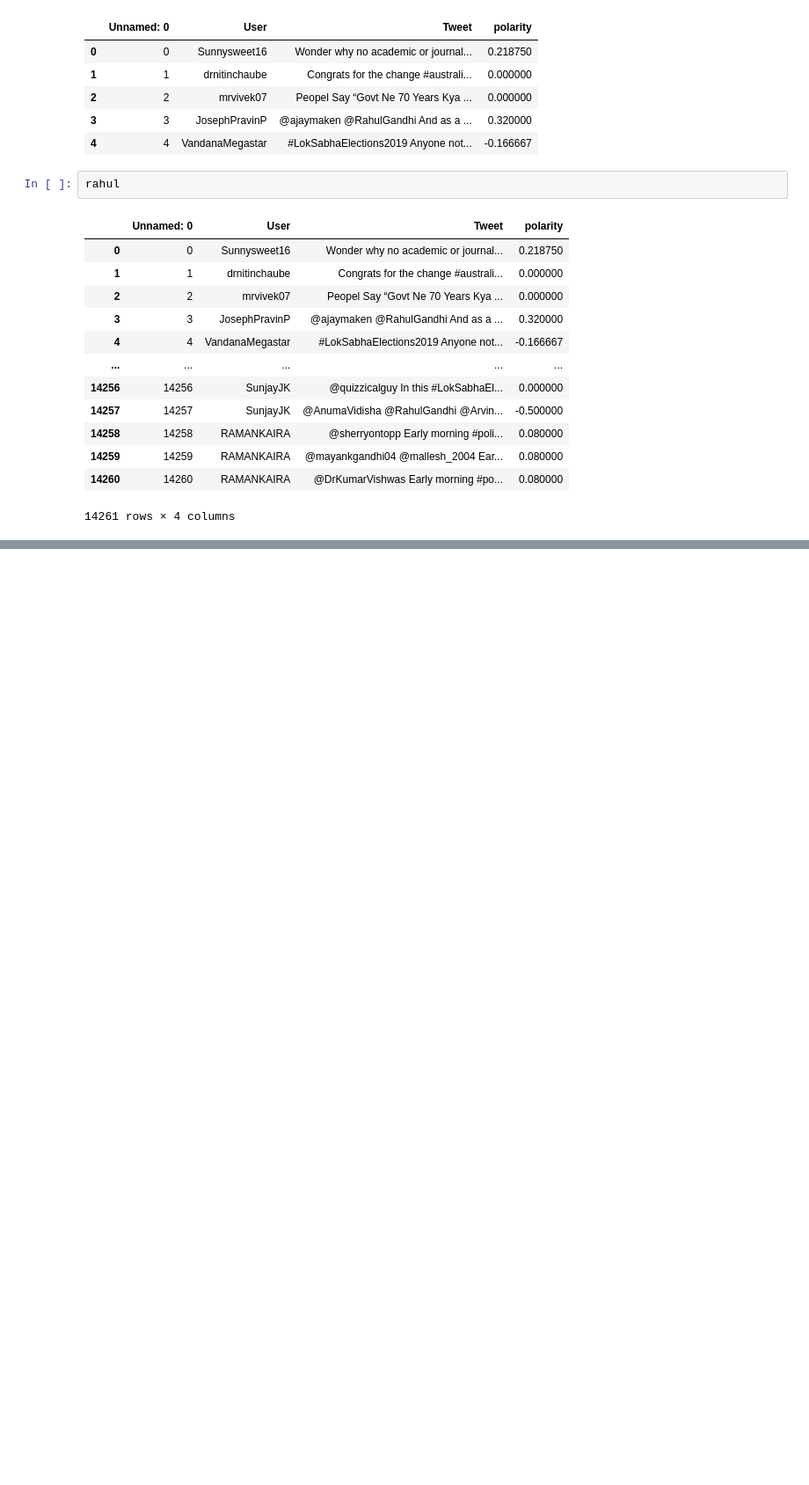
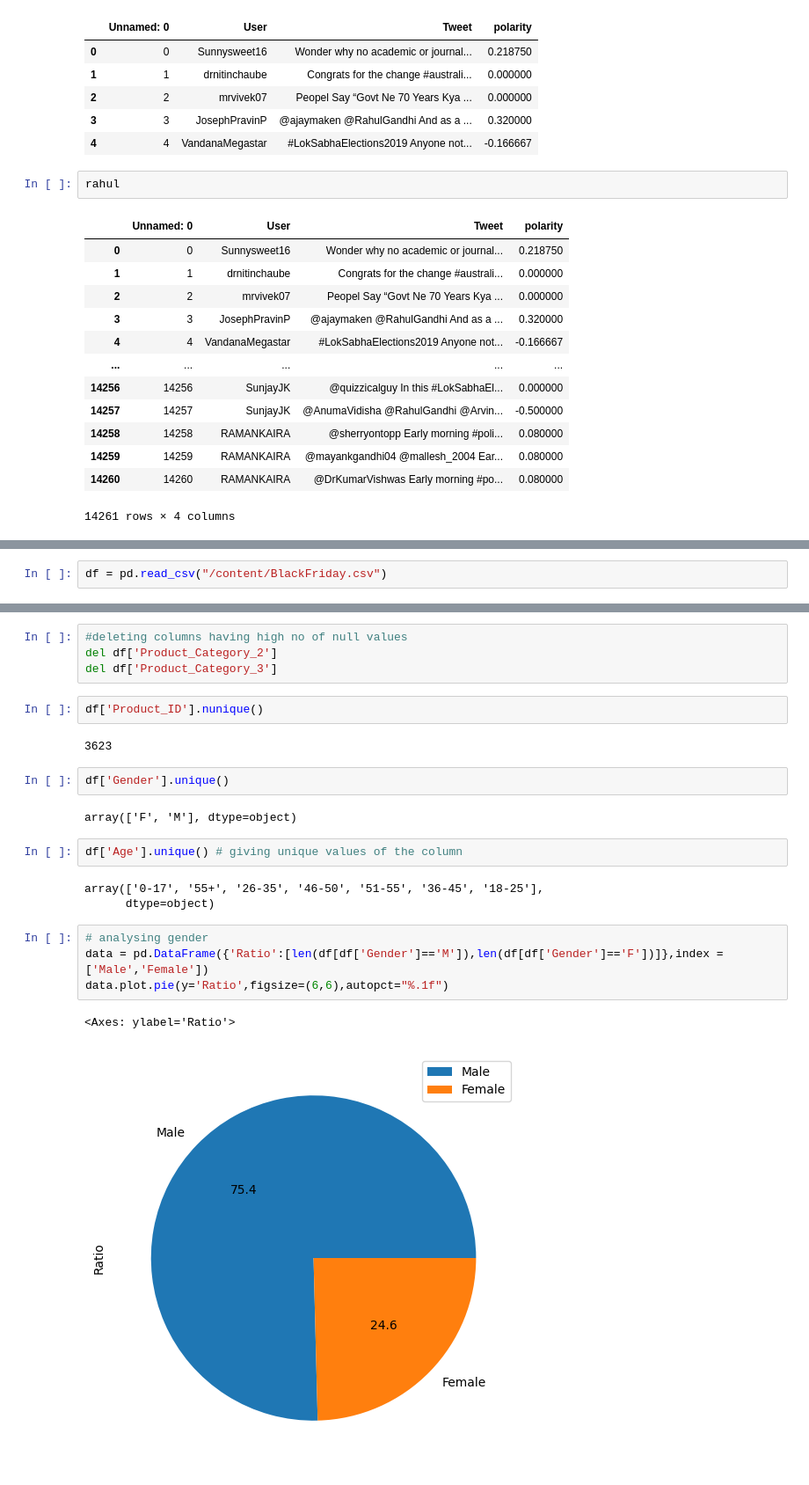
Before and after one commit to shwetashukla44/internship3, a Jupyter notebook: internship2026.ipynb, the cells around one changed output, grey strips where cells are left out. Shown at 88% size. Saved outputs shown, nothing was run; the diff lists cells and outputs as text; blank space fills up the shorter version.

```diff
--- a/internship2026.ipynb
+++ b/internship2026.ipynb
@@ -1011,0 +1275,2 @@ rahul
+# %%
+df = pd.read_csv("/content/BlackFriday.csv")
@@ -1011,0 +1349,24 @@ rahul
+# %%
+#deleting columns having high no of null values
+del df['Product_Category_2']
+del df['Product_Category_3']
+# %%
+df['Product_ID'].nunique()
+# %% [output]
+3623
+# %%
+df['Gender'].unique()
+# %% [output]
+array(['F', 'M'], dtype=object)
+# %%
+df['Age'].unique() # giving unique values of the column
+# %% [output]
+array(['0-17', '55+', '26-35', '46-50', '51-55', '36-45', '18-25'],
+      dtype=object)
+# %%
+# analysing gender
+data = pd.DataFrame({'Ratio':[len(df[df['Gender']=='M']),len(df[df['Gender']=='F'])]},index = ['Male','Female'])
+data.plot.pie(y='Ratio',figsize=(6,6),autopct="%.1f")
+# %% [output]
+<Axes: ylabel='Ratio'>
+[figure, added]
```
Also changed, not shown: parts of 62 cells of this notebook.
